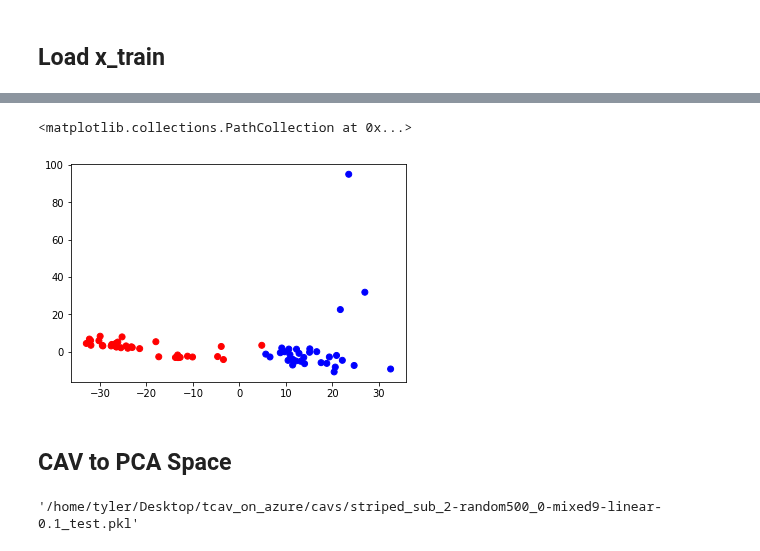
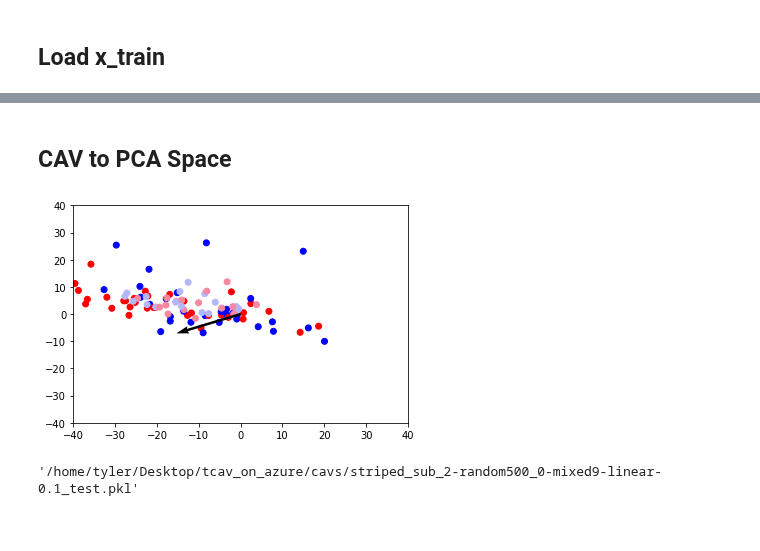
Before and after one commit to tyler-martin-12/tcav_on_azure, a Jupyter notebook: analyze_cavs_azure.ipynb, the cells around one changed output, grey strips where cells are left out. Drawn from its saved outputs; the diff is of its cells as text; code cells hidden in the pictures.

```diff
--- a/analyze_cavs_azure.ipynb
+++ b/analyze_cavs_azure.ipynb
@@ -193,7 +147,72 @@ plt.quiver(*origin, cav_pca[0], cav_pca[1], color='black',scale=20)
 # %%
-plt.scatter(x1_train_pca, x2_train_pca, color = color_train_pca)
+#plt.scatter(x1_train_pca, x2_train_pca, color = color_train_pca)
-# %% [output]
-<matplotlib.collections.PathCollection at 0x...>
-[figure, removed]
 # %% [markdown]
 ## CAV to PCA Space
+# %%
+
+
+subpath = 'random500_0-random500_1-mixed9'
+cav_data_path = 'cavs/' + subpath + '-linear-0.1_test.pkl'
+
+path = os.path.join(working_dir, cav_data_path)
+
+with open(path, 'rb') as f:
+    data = pickle.load(f)
+
+d = dict(data)
+x_train = d['x_train']
+x_test = d['x_test']
+y_train = d['y_train']
+y_test = d['y_test']
+y_pred = d['y_pred']
+
+cav_path = 'cavs/' + subpath + '-linear-0.1.pkl'
+path = os.path.join(working_dir, cav_path)
+
+with open(path, 'rb') as f:
+    cav_data = pickle.load(f)
+this_cav = cav_data['cavs'][0]
+
+## PCA
+pca_instance = pca(n_components=2).fit(x_train)
+
+# TRAIN
+x_train_embed_pca = np.dot(pca_instance.components_, x_train.T)
+
+x1_train_pca = x_train_embed_pca[0]
+x2_train_pca = x_train_embed_pca[1]
+
+color_train_pca = ['red' if y == 0 else 'blue' for y in y_train]
+
+# TEST
+x_test_embed_pca = np.dot(pca_instance.components_, x_test.T)
+
+x1_test_pca = x_test_embed_pca[0]
+x2_test_pca = x_test_embed_pca[1]
+
+light_blue = '#b3b8fb'
+light_red = '#f6889f'
+
+color_test_pca = [light_red if y == 0 else light_blue for y in y_test]
+
+##
+
+plt.scatter(x1_train_pca, x2_train_pca, color = color_train_pca)
+plt.scatter(x1_test_pca, x2_test_pca, color = color_test_pca) #, alpha = .6)
+
+
+cav_pca = np.dot(pca_instance.components_, this_cav.T)
+origin = [0],[0]
+plt.quiver(*origin, cav_pca[0], cav_pca[1], color='black',scale=20)
+
+plt.xlim([-40,40])
+plt.ylim([-40,40])
+
+#plt.axis('off')
+
+fig_path = 'figs/pca_striped_sub_2-random500_1-mixed9.png'
+
+path = os.path.join(working_dir,fig_path)
+#plt.savefig(path,dpi=200)
+# %% [output]
+[figure, added]
```
Also changed, not shown: parts of 31 cells of this notebook, 4 other files.
